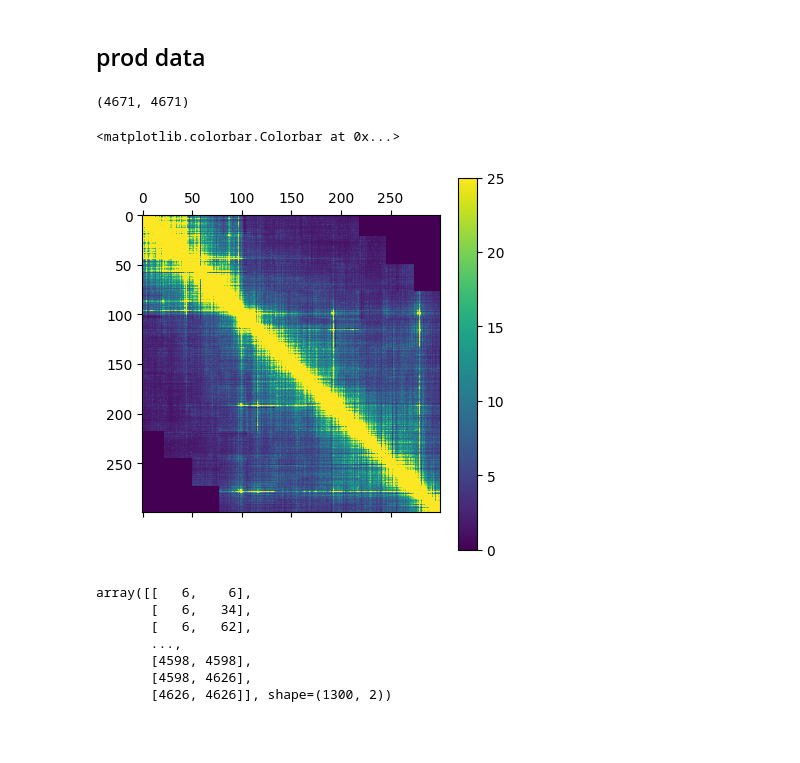
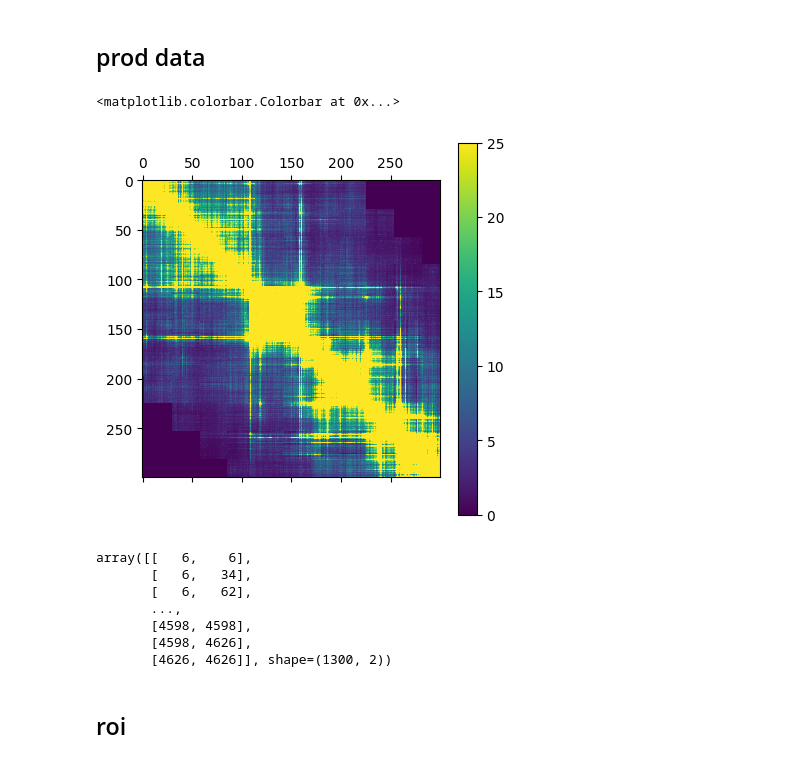
Before and after one commit to amulyagarimella/fast-sequencing-AI-imputation, a Jupyter notebook: notebooks/run_hicnn2.ipynb, the cells around one changed output. Drawn from its saved outputs; the diff is of its cells as text; code cells hidden in the pictures; blank space fills up the shorter version.

Commit message:
use model to predict ROIs

```diff
--- a/notebooks/run_hicnn2.ipynb
+++ b/notebooks/run_hicnn2.ipynb
@@ -57,19 +61,15 @@ for i in range(0, np.shape(orig_matrix_submat)[0]):
 ## prod data
 # %%
 prediction = np.load("/Users/amulyagarimella/Documents/2241finalproject/outputs/imputed/HiCNN2/2025-05-05_14-28-18/21_predicted_hic.npy")
-# %%
-prediction.shape
-# %% [output]
-(4671, 4671)
 # %%
-start = 2000
+start = 3000
 size = 300
 end = start + size
 plt.matshow(prediction[start:end, start:end], vmax=25)
 plt.colorbar()
 # %% [output]
 <matplotlib.colorbar.Colorbar at 0x...>
-[figure, old version]
+[figure, new version]
 # %%
 indices = np.load("/Users/amulyagarimella/Documents/2241finalproject/outputs/imputed/HiCNN2/2025-05-05_14-28-18/21.index.npy")
 # %%
@@ -82,3 +82,5 @@ array([[   6,    6],
        [4598, 4598],
        [4598, 4626],
        [4626, 4626]], shape=(1300, 2))
+# %% [markdown]
+## roi
```
Also changed, not shown: parts of 3 cells of this notebook, 5 other files.
